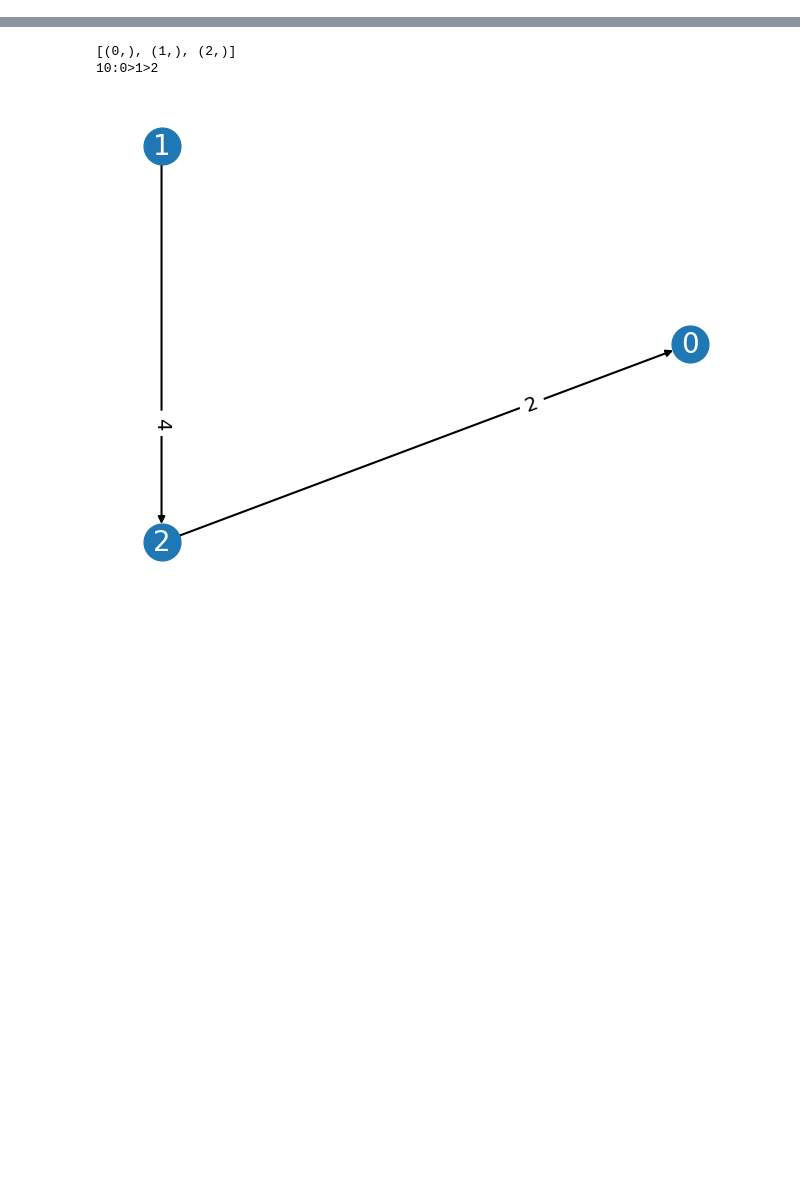
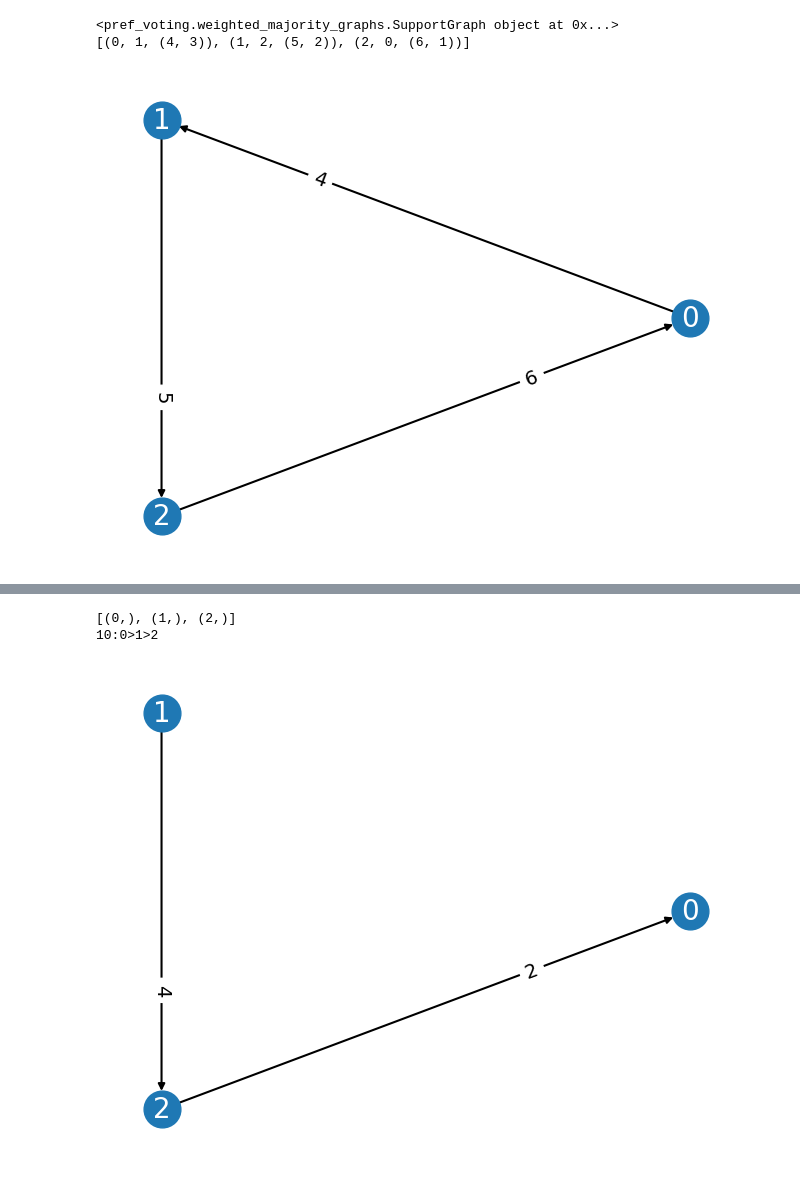
Before and after one commit to voting-tools/pref_voting, a Jupyter notebook: test.ipynb, the cells around one changed output, grey strips where cells are left out. Drawn from its saved outputs; the diff is of its cells as text; code cells hidden in the pictures; blank space fills up the shorter version.

```diff
--- a/test.ipynb
+++ b/test.ipynb
@@ -32,0 +135,13 @@ from pref_voting.io.writers import *
+# %%
+sg = SupportGraph(
+        [0, 1, 2],
+        [(0, 1, (4, 3)), (1, 2, (5, 2)), (2, 0, (6, 1))]
+    )
+
+print(sg)
+print(sg.edges)
+sg.display()
+# %% [output]
+<pref_voting.weighted_majority_graphs.SupportGraph object at 0x...>
+[(0, 1, (4, 3)), (1, 2, (5, 2)), (2, 0, (6, 1))]
+[figure, added]
```
Also changed, not shown: parts of 5 cells of this notebook, 24 other files.
